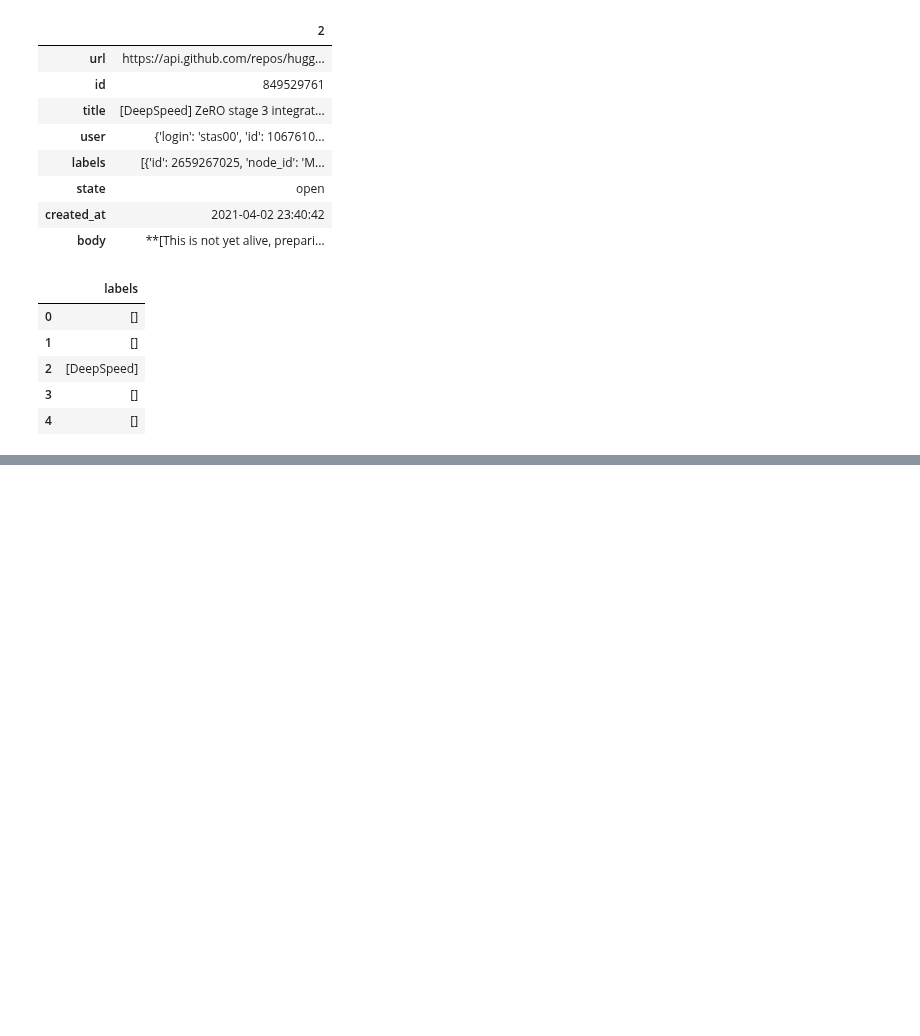
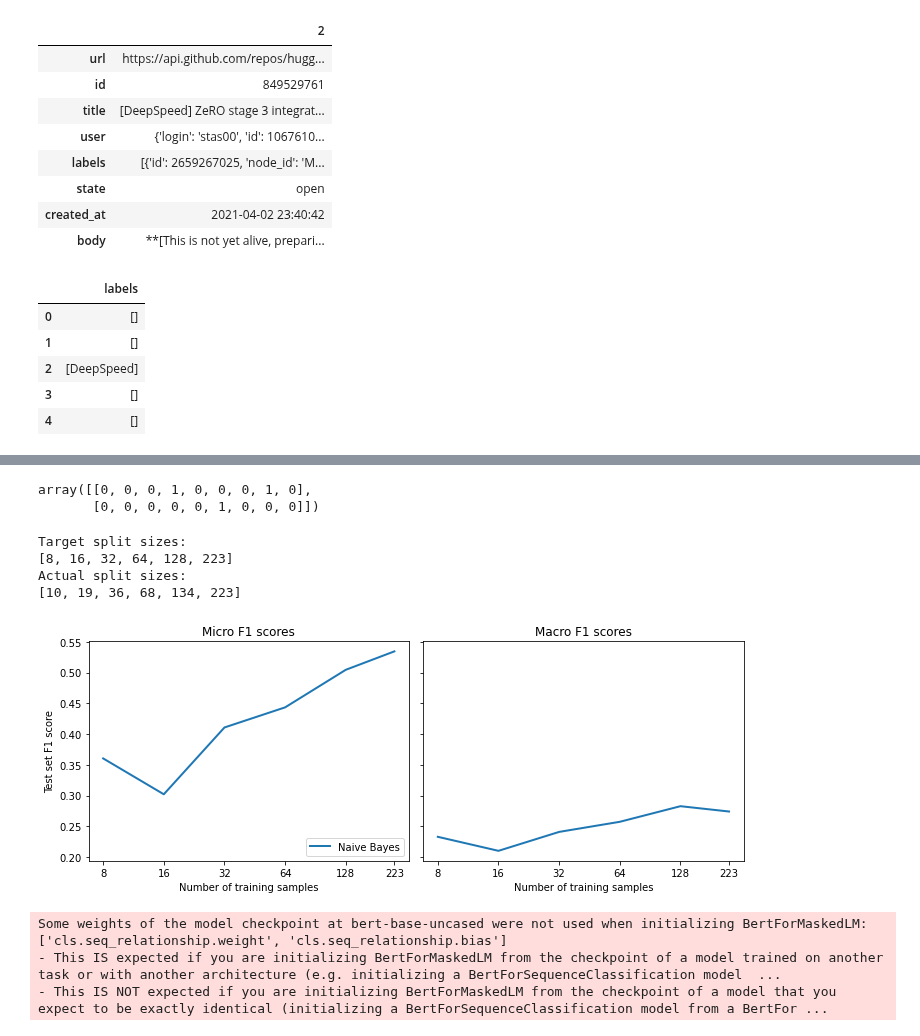
Before and after one commit to charlieoneill11/charlieoneill, a Jupyter notebook: _notebooks/2022-08-22-nlp_few.ipynb, the cells around one changed output, grey strips where cells are left out. Cells and saved outputs as stored; diff of their text form; code cells hidden in the pictures; blank space fills up the shorter version.

```diff
--- a/_notebooks/2022-08-22-nlp_few.ipynb
+++ b/_notebooks/2022-08-22-nlp_few.ipynb
@@ -43,0 +125,9 @@ df_issues[["labels"]].head()
+# %%
+from sklearn.preprocessing import MultiLabelBinarizer
+
+mlb = MultiLabelBinarizer()
+mlb.fit([all_labels])
+mlb.transform([["tokenization", "new model"], ["pytorch"]])
+# %% [output]
+array([[0, 0, 0, 1, 0, 0, 0, 1, 0],
+       [0, 0, 0, 0, 0, 1, 0, 0, 0]])
@@ -43,0 +180,20 @@ df_issues[["labels"]].head()
+# %%
+print("Target split sizes:")
+print(train_samples)
+print("Actual split sizes:")
+print([len(x) for x in train_slices])
+# %% [output]
+Target split sizes:
+[8, 16, 32, 64, 128, 223]
+Actual split sizes:
+[10, 19, 36, 68, 134, 223]
+# %%
+def prepare_labels(batch):
+    batch["label_ids"] = mlb.transform(batch["labels"])
+    return batch
+
+ds = ds.map(prepare_labels, batched=True)
+# %%
+from collections import defaultdict
+
+macro_scores, micro_scores = defaultdict(list), defaultdict(list)
@@ -43,0 +226,40 @@ df_issues[["labels"]].head()
+# %%
+import matplotlib.pyplot as plt
+
+def plot_metrics(micro_scores, macro_scores, sample_sizes, current_model):
+    fig, (ax0, ax1) = plt.subplots(1, 2, figsize=(10, 4), sharey=True)
+
+    for run in micro_scores.keys():
+        if run == current_model:
+            ax0.plot(sample_sizes, micro_scores[run], label=run, linewidth=2)
+            ax1.plot(sample_sizes, macro_scores[run], label=run, linewidth=2)
+        else:
+            ax0.plot(sample_sizes, micro_scores[run], label=run,
+                     linestyle="dashed")
+            ax1.plot(sample_sizes, macro_scores[run], label=run,
+                     linestyle="dashed")
+
+    ax0.set_title("Micro F1 scores")
+    ax1.set_title("Macro F1 scores")
+    ax0.set_ylabel("Test set F1 score")
+    ax0.legend(loc="lower right")
+    for ax in [ax0, ax1]:
+        ax.set_xlabel("Number of training samples")
+        ax.set_xscale("log")
+        ax.set_xticks(sample_sizes)
+        ax.set_xticklabels(sample_sizes)
+        ax.minorticks_off()
+    plt.tight_layout()
+    plt.show()
+# %%
+plot_metrics(micro_scores, macro_scores, train_samples, "Naive Bayes")
+# %% [output]
+[figure, added]
+# %%
+from transformers import pipeline
+
+pipe = pipeline("fill-mask", model="bert-base-uncased")
+# %% [output]
+Some weights of the model checkpoint at bert-base-uncased were not used when initializing BertForMaskedLM: ['cls.seq_relationship.weight', 'cls.seq_relationship.bias']
+- This IS expected if you are initializing BertForMaskedLM from the checkpoint of a model trained on another task or with another architecture (e.g. initializing a BertForSequenceClassification model  ...
+- This IS NOT expected if you are initializing BertForMaskedLM from the checkpoint of a model that you expect to be exactly identical (initializing a BertForSequenceClassification model from a BertFor ...
```
Also changed, not shown: parts of 15 cells of this notebook, 1 other file.
